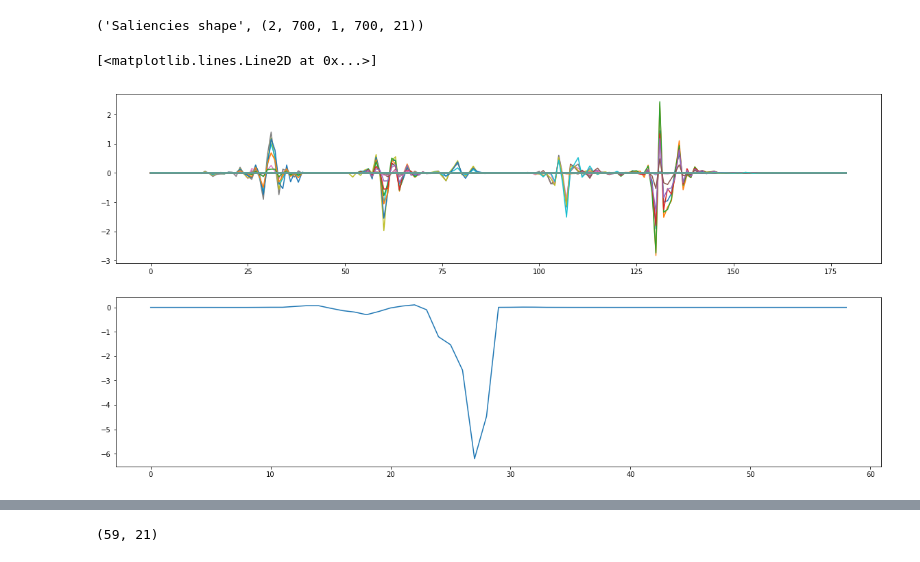
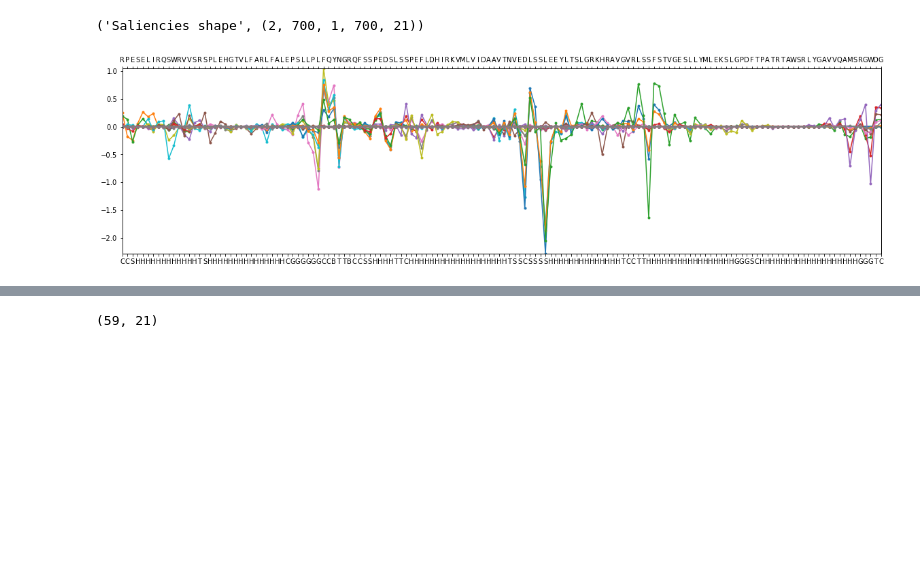
Before and after one commit to Juillermo/saliencyPSSP, a Jupyter notebook: Testing.ipynb, the cells around one changed output, grey strips where cells are left out. Drawn from its saved outputs; the diff is of its cells as text; code cells hidden in the pictures; blank space fills up the shorter version.

Commit message:
rellocating saliencies

```diff
--- a/Testing.ipynb
+++ b/Testing.ipynb
@@ -94,14 +102,4 @@ X_am, X_pssm, mask, labels_test = load_data("test_saliency/", 2)
 # %%
-from StandAlone.bin.executable import convertPredictQ8Result2HumanReadable
-from test_saliency.saliency import decode
-
-with open("test_saliency/predictions.pkl", 'rb') as f:
-    predictions = pickle.load(f)
-print predictions.shape
-
-ssConvertMap = {0: 'C', 1: 'B', 2: 'E', 3: 'G', 4: 'I', 5: 'H', 6: 'S', 7: 'T', 8: ''}
-window = 29 # 29 aminoacids per side
-
 for target_class in range(8):
     print "Class ", ssConvertMap[target_class]
 
@@ -119,11 +117,11 @@ for target_class in range(8):
         init = 0
     end = pos + window + 1
 
-    gato = decode( X_test_am[seq] )
+    gato = decode( X_am[seq] )
     print "Aminoacids ", gato[ init:pos ], gato[ pos ], gato[ pos+1:end ]
     perro = convertPredictQ8Result2HumanReadable( predictions[seq] )
     print "Predictions", perro[init:pos], perro[pos], perro[pos+1:end]
-    conejo = "".join([ssConvertMap[el] for el in labels_test[seq]])
+    conejo = "".join([ssConvertMap[el] for el in labels[seq]])
     print "True labels", conejo[init:pos], conejo[pos], conejo[pos+1:end], "\n"
 
     #gradients = theano.gradient.grad(model.outputs[0][seq,pos,target_class], wrt=[model.inputs[0], model.inputs[1]])
@@ -140,52 +138,56 @@ max_target (546, 0)
 value:  0.9999999
 NameError: name 'X_test_am' is not defined
 # %%
-import pickle
-with open("test_saliency/saliencies.pkl", "rb") as f:
+target_class = "H"
+seq = 1
+with open("test_saliency/saliencies"+str(seq)+target_class+".pkl", "rb") as f:
     saliencies = pickle.load(f)
     saliencies = np.array(saliencies)
     print("Saliencies shape", saliencies.shape)
 # %% [output]
 ('Saliencies shape', (2, 700, 1, 700, 21))
 # %%
-fig, axes = plt.subplots(2,1, figsize=(20,10))
+fig, axes = plt.subplots(figsize=(20,5))
 
-seq = 0
-final_pos = 150
+final_pos = int(sum(mask[seq]))
 window = 29
 
 end = final_pos + window + 1
 if end > sum(mask[seq]):
     end = int(sum(mask[seq]))
 
-ax = axes[0]
+ax = axes
 for pos in range(final_pos):
-    ax.plot(np.sum(np.sum(saliencies[:,pos,seq,:end,:], axis=2), axis=0)) # Aminoacid importance
+    ax.plot(np.sum(np.sum(saliencies[:,pos,0,:end,:], axis=2), axis=0), marker='.') # Aminoacid importance
+#ax.set(title=decode(X_am[seq,:end]))
+ax.xaxis.set(ticks=range(end), ticklabels=[ssConvertMap[el] for el in labels[seq,:end]])
+ax.margins(0)
+ax2 = ax.twiny()
+ax2.xaxis.set(ticks=range(end), ticklabels=decode(X_am[seq,:end]))
 
+if 0:
+    ax = axes[1]
+    total = np.zeros(2*window + 1)
+    for pos in range(int(sum(mask[seq]))):
+        if pos > window:
+            init = pos - window
+            total[:window] += np.sum(np.sum(saliencies[:,pos,seq,init:pos,:], axis=2), axis=0)
+        elif pos != 0:
+            init = window - pos
+            total[init:window] += np.sum(np.sum(saliencies[:,pos,seq,0:pos,:], axis=2), axis=0)
 
-ax = axes[1]
-total = np.zeros(2*window + 1)
-for pos in range(int(sum(mask[seq]))):
-    if pos > window:
-        init = pos - window
-        total[:window] += np.sum(np.sum(saliencies[:,pos,seq,init:pos,:], axis=2), axis=0)
-    elif pos != 0:
-        init = window - pos
-        total[init:window] += np.sum(np.sum(saliencies[:,pos,seq,0:pos,:], axis=2), axis=0)
+        total[window] = np.sum(np.sum(saliencies[:,pos,seq,pos,:], axis=1), axis=0)
 
-    total[window] = np.sum(np.sum(saliencies[:,pos,seq,pos,:], axis=1), axis=0)
+        if pos + window + 1 <= sum(mask[seq]):
+            end = pos + window + 1
+            total[window+1:] = np.sum(np.sum(saliencies[:,pos,seq,pos+1:end,:], axis=2), axis=0)
+        elif pos != int(sum(mask[seq])):
+            end = int(sum(mask[seq]))
+            total[window+1:-(pos+window+1-end)] = np.sum(np.sum(saliencies[:,pos,seq,pos+1:end,:], axis=2), axis=0)
 
-    if pos + window + 1 <= sum(mask[seq]):
-        end = pos + window + 1
-        total[window+1:] = np.sum(np.sum(saliencies[:,pos,seq,pos+1:end,:], axis=2), axis=0)
-    elif pos != int(sum(mask[seq])):
-        end = int(sum(mask[seq]))
-        total[window+1:-(pos+window+1-end)] = np.sum(np.sum(saliencies[:,pos,seq,pos+1:end,:], axis=2), axis=0)
-
-ax.plot(total)
+    ax.plot(total)
 # %% [output]
-[<matplotlib.lines.Line2D at 0x...>]
-[figure, old version]
+[figure, new version]
 # %%
 total = np.zeros((2*window + 1, 21))
 for pos in range(int(sum(mask[seq]))):
```
Also changed, not shown: parts of 11 cells of this notebook, 3 other files.
